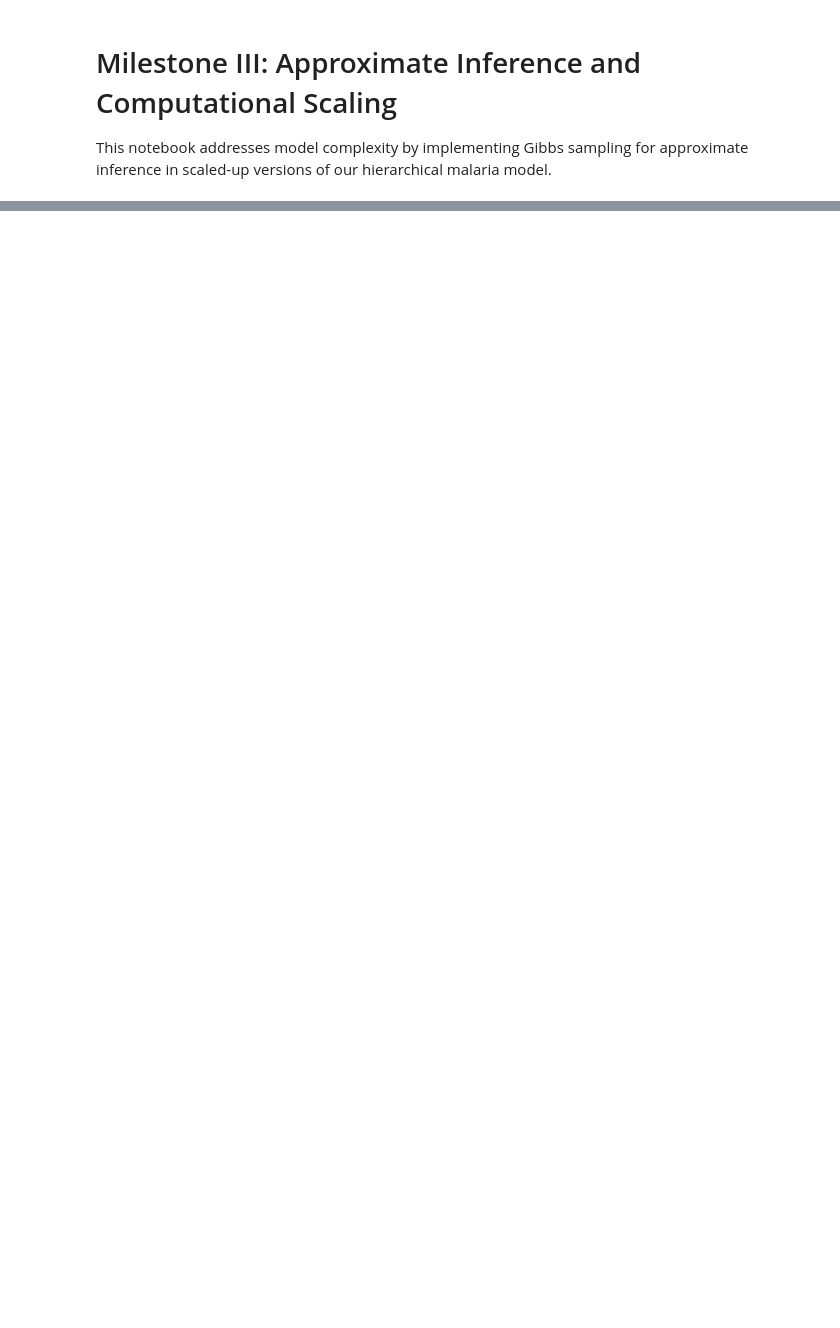
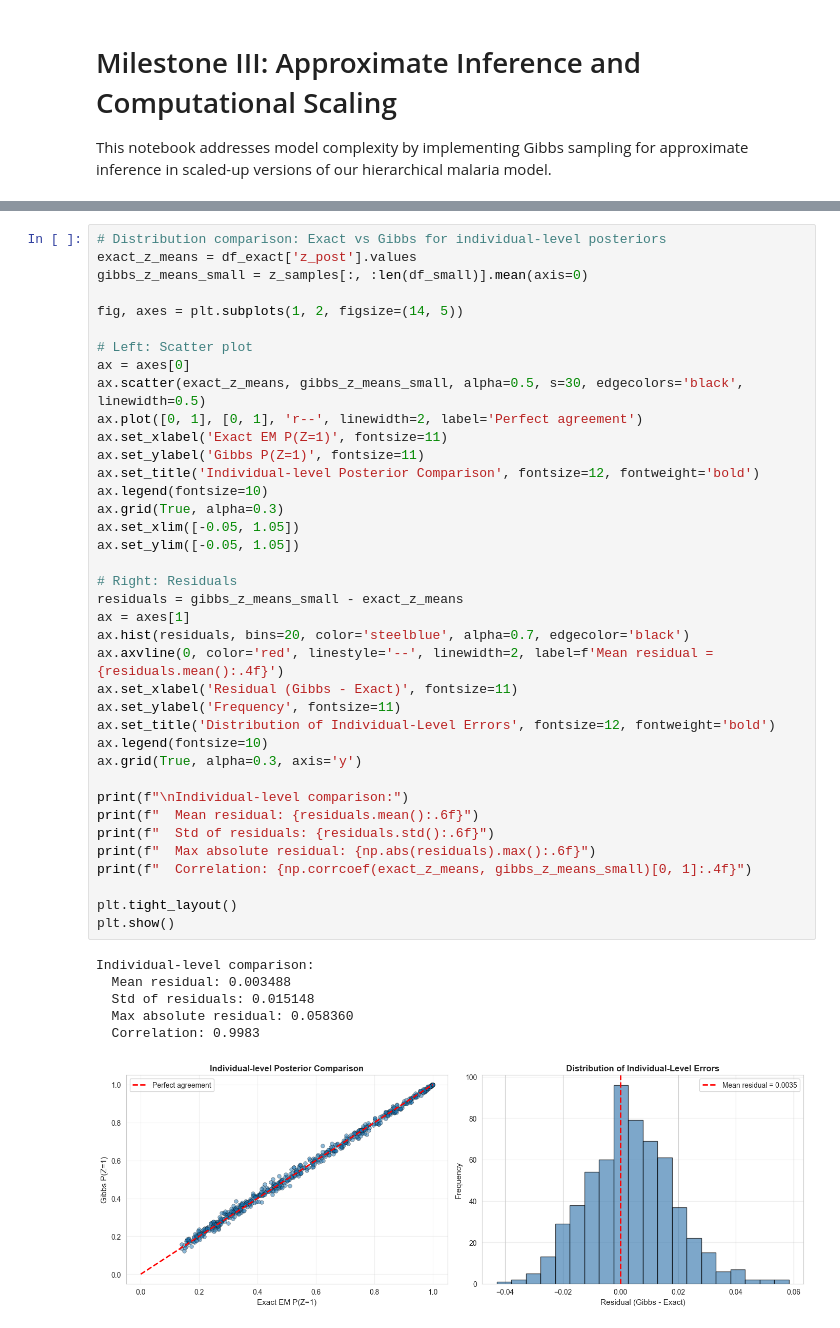
Before and after one commit to 333ihab/Malaria-detection-Bayesian-Inference, a Jupyter notebook: notebooks/03_gibbs_sampler.ipynb, the cells around one changed output, grey strips where cells are left out. Cells and saved outputs as stored; diff of their text form; blank space fills up the shorter version.

```diff
--- a/notebooks/03_gibbs_sampler.ipynb
+++ b/notebooks/03_gibbs_sampler.ipynb
@@ -212,0 +709,45 @@ plt.show()
+# %%
+# Distribution comparison: Exact vs Gibbs for individual-level posteriors
+exact_z_means = df_exact['z_post'].values
+gibbs_z_means_small = z_samples[:, :len(df_small)].mean(axis=0)
+
+fig, axes = plt.subplots(1, 2, figsize=(14, 5))
+
+# Left: Scatter plot
+ax = axes[0]
+ax.scatter(exact_z_means, gibbs_z_means_small, alpha=0.5, s=30, edgecolors='black', linewidth=0.5)
+ax.plot([0, 1], [0, 1], 'r--', linewidth=2, label='Perfect agreement')
+ax.set_xlabel('Exact EM P(Z=1)', fontsize=11)
+ax.set_ylabel('Gibbs P(Z=1)', fontsize=11)
+ax.set_title('Individual-level Posterior Comparison', fontsize=12, fontweight='bold')
+ax.legend(fontsize=10)
+ax.grid(True, alpha=0.3)
+ax.set_xlim([-0.05, 1.05])
+ax.set_ylim([-0.05, 1.05])
+
+# Right: Residuals
+residuals = gibbs_z_means_small - exact_z_means
+ax = axes[1]
+ax.hist(residuals, bins=20, color='steelblue', alpha=0.7, edgecolor='black')
+ax.axvline(0, color='red', linestyle='--', linewidth=2, label=f'Mean residual = {residuals.mean():.4f}')
+ax.set_xlabel('Residual (Gibbs - Exact)', fontsize=11)
+ax.set_ylabel('Frequency', fontsize=11)
+ax.set_title('Distribution of Individual-Level Errors', fontsize=12, fontweight='bold')
+ax.legend(fontsize=10)
+ax.grid(True, alpha=0.3, axis='y')
+
+print(f"\nIndividual-level comparison:")
+print(f"  Mean residual: {residuals.mean():.6f}")
+print(f"  Std of residuals: {residuals.std():.6f}")
+print(f"  Max absolute residual: {np.abs(residuals).max():.6f}")
+print(f"  Correlation: {np.corrcoef(exact_z_means, gibbs_z_means_small)[0, 1]:.4f}")
+
+plt.tight_layout()
+plt.show()
+# %% [output]
+Individual-level comparison:
+  Mean residual: 0.003488
+  Std of residuals: 0.015148
+  Max absolute residual: 0.058360
+  Correlation: 0.9983
+[figure, added]
```
Also changed, not shown: parts of 20 cells of this notebook, 1 other file.
